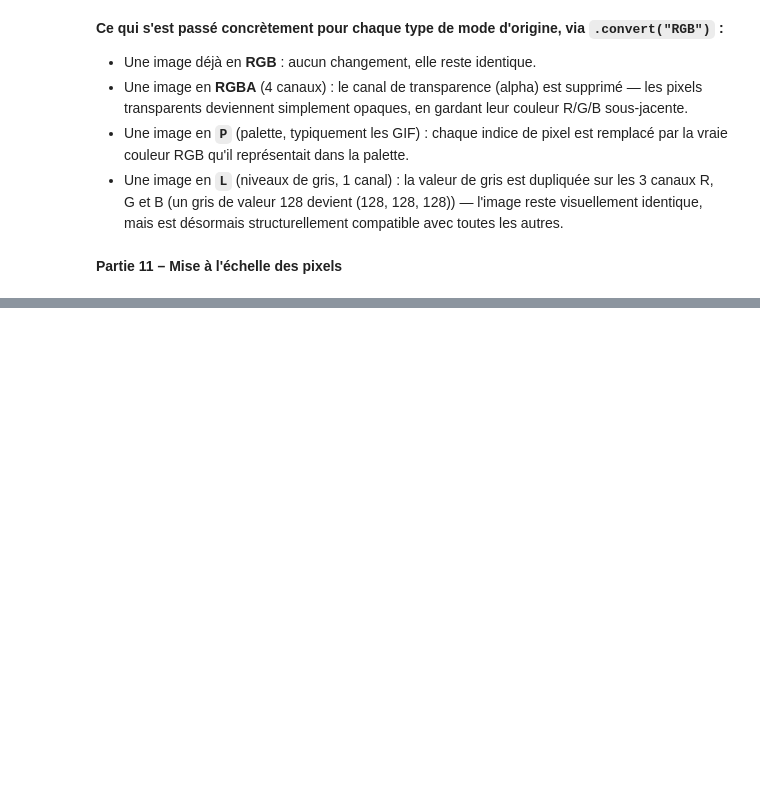
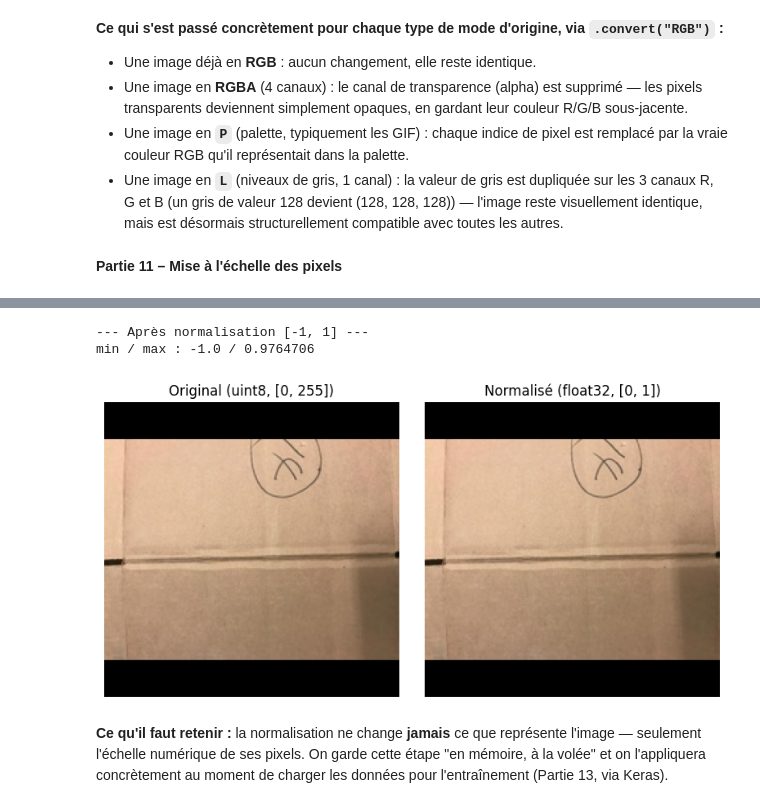
Before and after one commit to Youssoupha-ndiaye/atelier_preparations_donnees_images_ODC_IA, a Jupyter notebook: atelier_prepa_donnees_images/notebooks/atelier_prepa_donnees_images.ipynb, the cells around one changed output, grey strips where cells are left out. Drawn from its saved outputs; the diff is of its cells as text; code cells hidden in the pictures; blank space fills up the shorter version.

Commit message:
Normalisation des valeurs des pixels de toutes les images

```diff
--- a/atelier_prepa_donnees_images/notebooks/atelier_prepa_donnees_images.ipynb
+++ b/atelier_prepa_donnees_images/notebooks/atelier_prepa_donnees_images.ipynb
@@ -910,0 +937,16 @@ Toutes les images de cleaned/ sont bien en mode RGB (3 canaux). ✔
+# %%
+chemin_exemple = next(CLEANED_DIR.glob("*/*.jpg"))
+img = Image.open(chemin_exemple)
+
+arr_brut = np.array(img)
+print("--- Avant normalisation ---")
+print("dtype :", arr_brut.dtype)
+print("min / max :", arr_brut.min(), "/", arr_brut.max())
+print()
+
+
+arr_normalise = arr_brut.astype(np.float32) / 255.0
+
+print("--- Après normalisation [0, 1] ---")
+print("dtype :", arr_normalise.dtype)
+print("min / max :", arr_normalise.min(), "/", arr_normalise.max())
@@ -910,0 +961,24 @@ Toutes les images de cleaned/ sont bien en mode RGB (3 canaux). ✔
+# %%
+arr_normalise_centre = (arr_brut.astype(np.float32) / 127.5) - 1.0
+
+print("--- Après normalisation [-1, 1] ---")
+print("min / max :", arr_normalise_centre.min(), "/", arr_normalise_centre.max())
+
+fig, axes = plt.subplots(1, 2, figsize=(8, 4))
+axes[0].imshow(arr_brut)
+axes[0].set_title("Original (uint8, [0, 255])")
+axes[0].axis("off")
+axes[1].imshow(arr_normalise)
+axes[1].set_title("Normalisé (float32, [0, 1])")
+axes[1].axis("off")
+plt.tight_layout()
+plt.show()
+# %% [output]
+--- Après normalisation [-1, 1] ---
+min / max : -1.0 / 0.9764706
+[figure, added]
+# %% [markdown]
+**Ce qu'il faut retenir :** la normalisation ne change **jamais** ce que représente l'image —
+seulement l'échelle numérique de ses pixels. On garde cette étape "en mémoire, à la volée" et on
+l'appliquera concrètement au moment de charger les données pour l'entraînement (Partie 13, via
+Keras).
```
Also changed, not shown: parts of 3 cells of this notebook.
